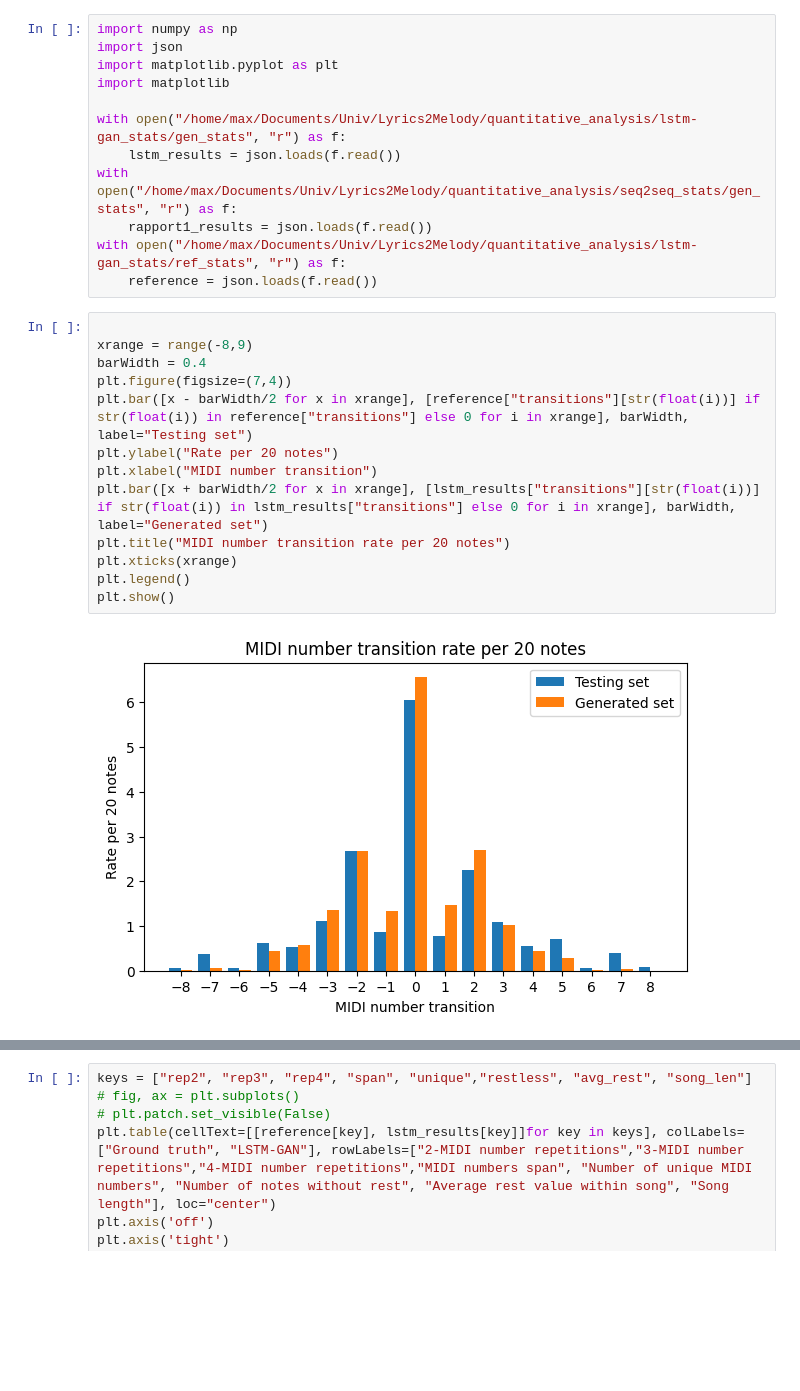
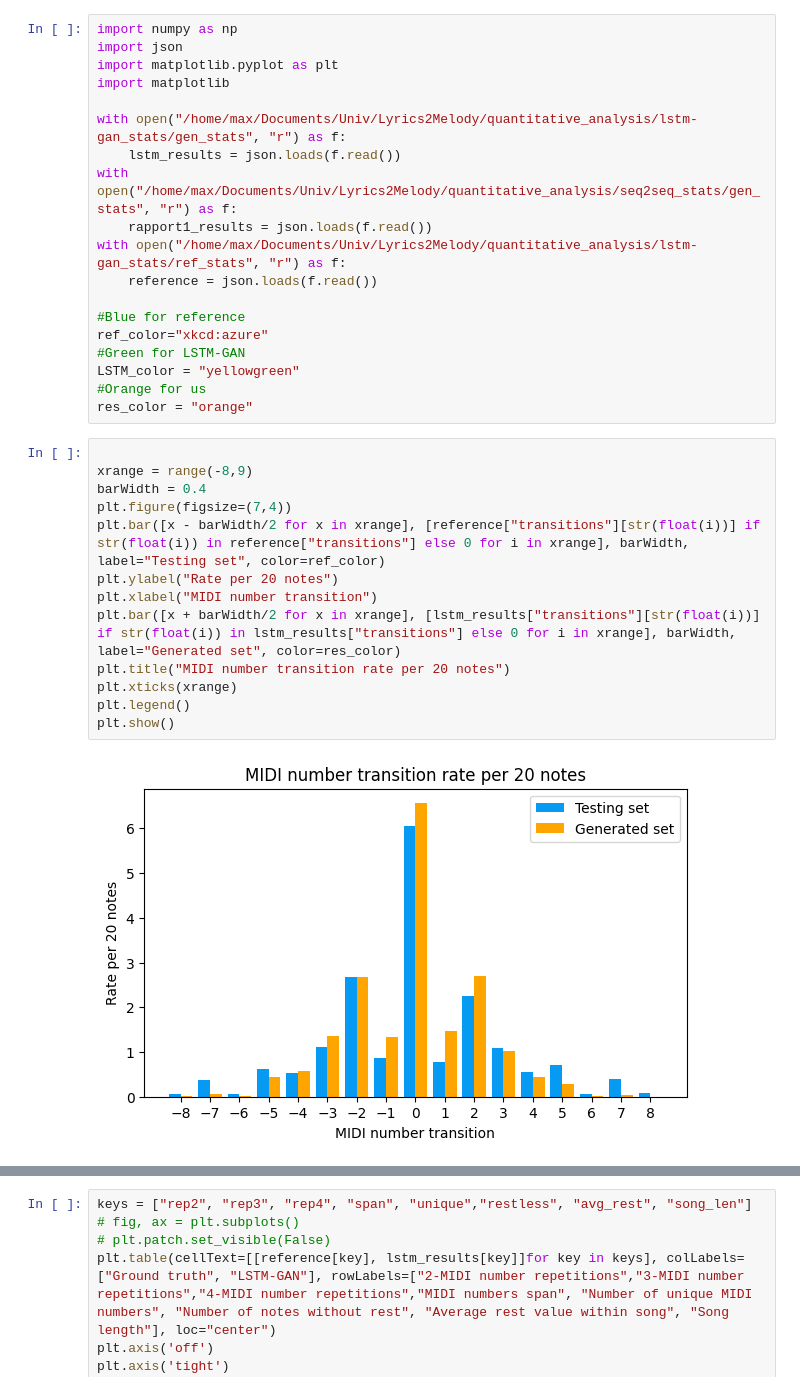
Before and after one commit to jj-haygurlhay/Lyrics2Melody, a Jupyter notebook: notebooks/quantitative_analysis_final.ipynb, the cells around one changed output, grey strips where cells are left out. Cells and saved outputs as stored; diff of their text form; blank space fills up the shorter version.

```diff
--- a/notebooks/quantitative_analysis_final.ipynb
+++ b/notebooks/quantitative_analysis_final.ipynb
@@ -10,20 +10,27 @@ with open("/home/max/Documents/Univ/Lyrics2Melody/quantitative_analysis/seq2seq_
     rapport1_results = json.loads(f.read())
 with open("/home/max/Documents/Univ/Lyrics2Melody/quantitative_analysis/lstm-gan_stats/ref_stats", "r") as f:
     reference = json.loads(f.read())
+
+#Blue for reference
+ref_color="xkcd:azure"
+#Green for LSTM-GAN
+LSTM_color = "yellowgreen"
+#Orange for us
+res_color = "orange"
 # %%
 
 xrange = range(-8,9)
 barWidth = 0.4
 plt.figure(figsize=(7,4))
-plt.bar([x - barWidth/2 for x in xrange], [reference["transitions"][str(float(i))] if str(float(i)) in reference["transitions"] else 0 for i in xrange], barWidth, label="Testing set")
+plt.bar([x - barWidth/2 for x in xrange], [reference["transitions"][str(float(i))] if str(float(i)) in reference["transitions"] else 0 for i in xrange], barWidth, label="Testing set", color=ref_color)
 plt.ylabel("Rate per 20 notes")
 plt.xlabel("MIDI number transition")
-plt.bar([x + barWidth/2 for x in xrange], [lstm_results["transitions"][str(float(i))] if str(float(i)) in lstm_results["transitions"] else 0 for i in xrange], barWidth, label="Generated set")
+plt.bar([x + barWidth/2 for x in xrange], [lstm_results["transitions"][str(float(i))] if str(float(i)) in lstm_results["transitions"] else 0 for i in xrange], barWidth, label="Generated set", color=res_color)
 plt.title("MIDI number transition rate per 20 notes")
 plt.xticks(xrange)
 plt.legend()
 plt.show()
 # %% [output]
-[figure, old version]
+[figure, new version]
 # %%
 xrange = range(2,5)
```
Also changed, not shown: parts of 5 cells of this notebook, 3 other files.
